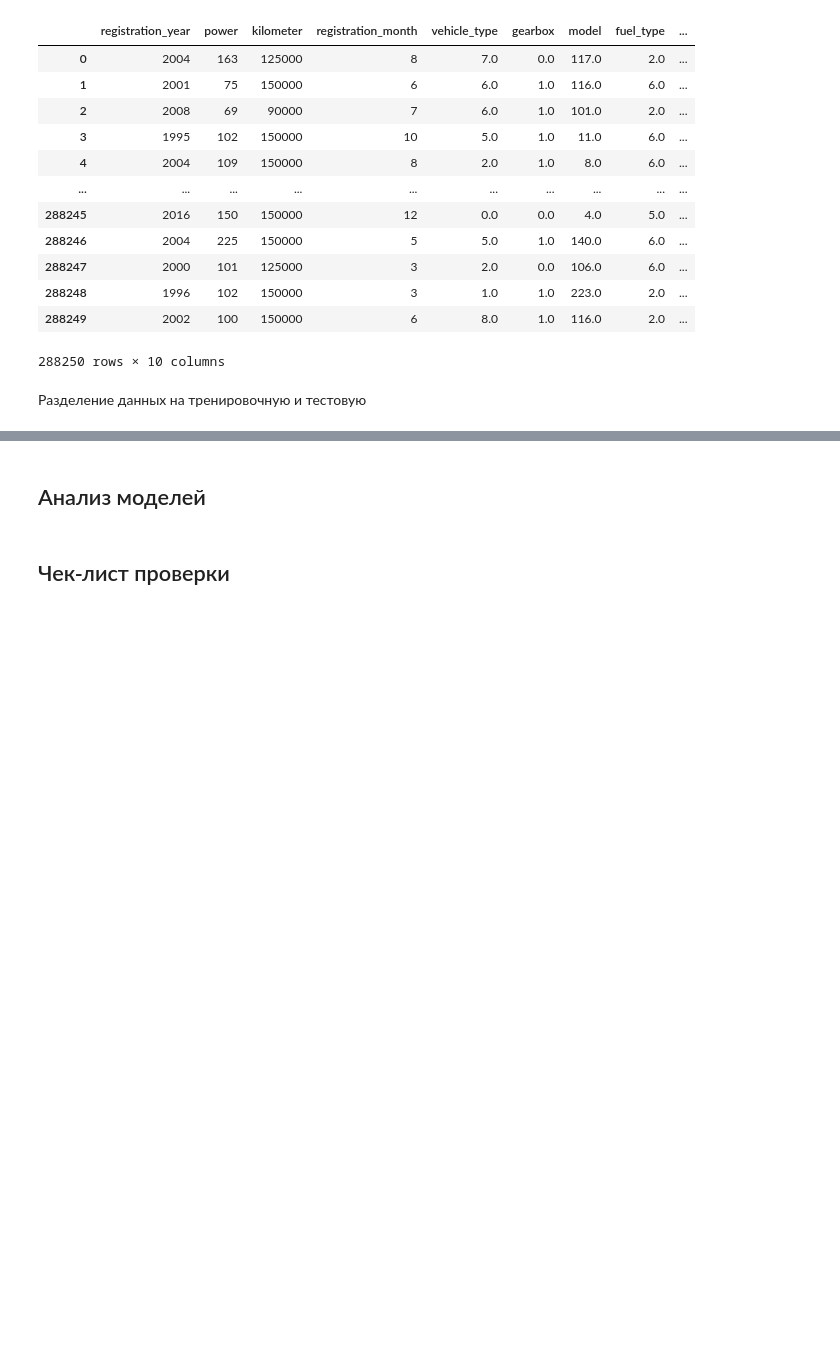
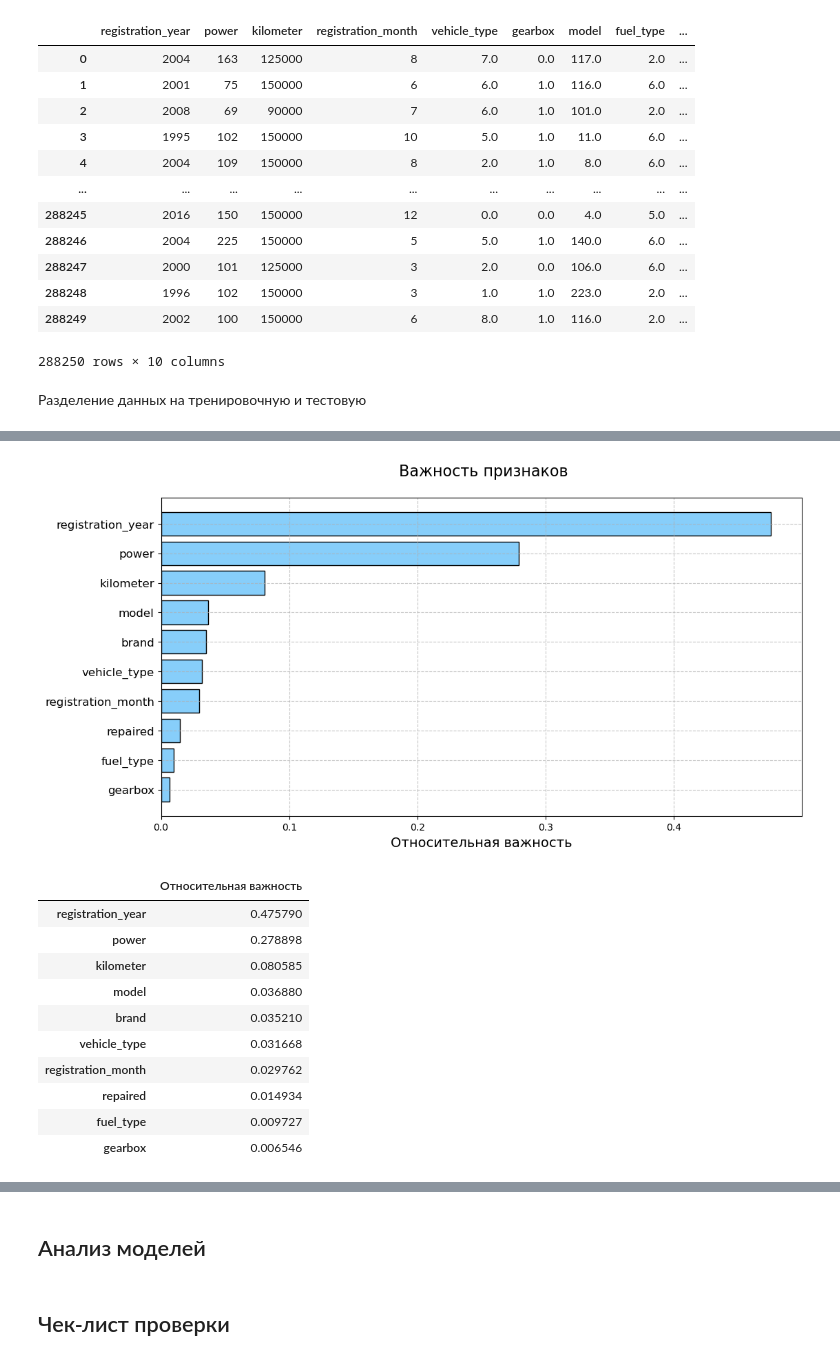
Before and after one commit to butuzovzeleboba/Determining-the-cost-of-cars, a Jupyter notebook: Determining the cost of cars.ipynb, the cells around one changed output, grey strips where cells are left out. Drawn from its saved outputs; the diff is of its cells as text; code cells hidden in the pictures; blank space fills up the shorter version.

```diff
--- a/Determining the cost of cars.ipynb
+++ b/Determining the cost of cars.ipynb
@@ -969,0 +1003,18 @@ train_features, test_features, train_target, test_target = train_test_split(feat
+# %%
+def importances(model, features, title_prefix=''):
+    feature_names = features.columns
+    importances = model.feature_importances_
+    indices = np.argsort(importances)
+
+    plt.figure(figsize=(12, 6))
+    plt.title(f'{title_prefix} Важность признаков', fontsize=16, y=1.05)
+    plt.barh(range(len(indices)), importances[indices], color='#87CEFA', align='center', edgecolor='black')
+    plt.yticks(range(len(indices)), feature_names[indices], fontsize=12)
+    plt.xlabel('Относительная важность', fontsize=14)
+    plt.grid(True, linestyle='--', alpha=0.7)
+    plt.show()
+
+    feat_importances = pd.Series(importances, index=feature_names).sort_values(ascending=False)
+    feat_importances = feat_importances.to_frame()
+    feat_importances.columns = ['Относительная важность']
+    display(feat_importances.style.background_gradient(cmap='Blues'))
@@ -969,0 +1079,15 @@ train_features, test_features, train_target, test_target = train_test_split(feat
+# %%
+importances(model_rf,test_features)
+# %% [output]
+[figure, added]
+|  | Относительная важность |
+| registration_year | 0.475790 |
+| power | 0.278898 |
+| kilometer | 0.080585 |
+| model | 0.036880 |
+| brand | 0.035210 |
+| vehicle_type | 0.031668 |
+| registration_month | 0.029762 |
+| repaired | 0.014934 |
+| fuel_type | 0.009727 |
+| gearbox | 0.006546 |
```
Also changed, not shown: parts of 20 cells of this notebook.
